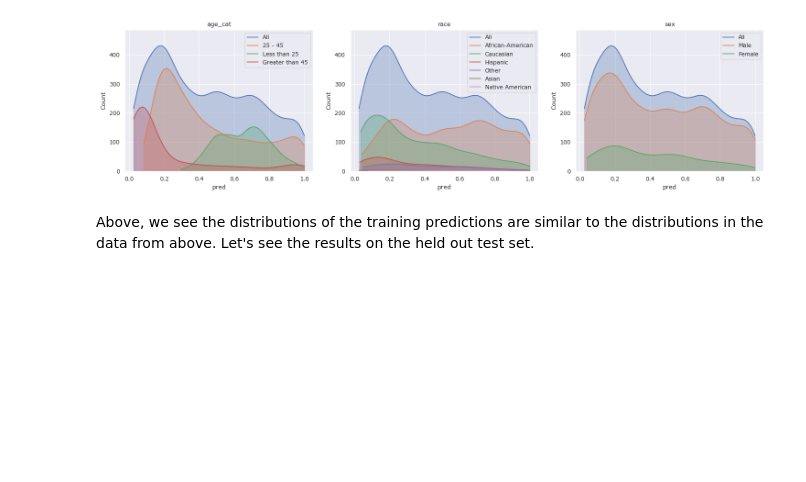
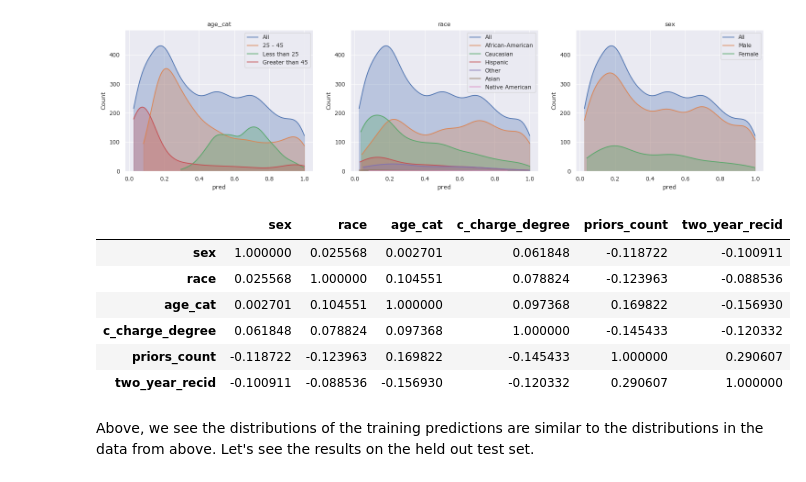
Before and after one commit to synthesized-io/fairlens, a Jupyter notebook: notebooks/compas.ipynb, the cells around one changed output. Cells and saved outputs as stored; diff of their text form; code cells hidden in the pictures; blank space fills up the shorter version.

```diff
--- a/notebooks/compas.ipynb
+++ b/notebooks/compas.ipynb
@@ -212,6 +217,23 @@ fscorer.plot_distributions()
 plt.show()
 # %% [output]
 [figure]
+# %%
+X = df.copy()
+X["sex"] = pd.factorize(df["sex"])[0]
+X["race"] = pd.factorize(df["race"])[0]
+X["age_cat"].replace(["Greater than 45", "25 - 45", "Less than 25"], [2, 1, 0], inplace=True)
+X["c_charge_degree"] = pd.factorize(df["c_charge_degree"])[0]
+X.drop(columns=["score_text"], inplace=True)
+
+X.corr()
+# %% [output]
+|  | sex | race | age_cat | c_charge_degree | priors_count | two_year_recid |
+| sex | 1.000000 | 0.025568 | 0.002701 | 0.061848 | -0.118722 | -0.100911 |
+| race | 0.025568 | 1.000000 | 0.104551 | 0.078824 | -0.123963 | -0.088536 |
+| age_cat | 0.002701 | 0.104551 | 1.000000 | 0.097368 | 0.169822 | -0.156930 |
+| c_charge_degree | 0.061848 | 0.078824 | 0.097368 | 1.000000 | -0.145433 | -0.120332 |
+| priors_count | -0.118722 | -0.123963 | 0.169822 | -0.145433 | 1.000000 | 0.290607 |
+| two_year_recid | -0.100911 | -0.088536 | -0.156930 | -0.120332 | 0.290607 | 1.000000 |
 # %% [markdown]
 Above, we see the distributions of the training predictions are similar to the distributions in the data from above.
 Let's see the results on the held out test set.
```
Also changed, not shown: parts of 17 cells of this notebook.
